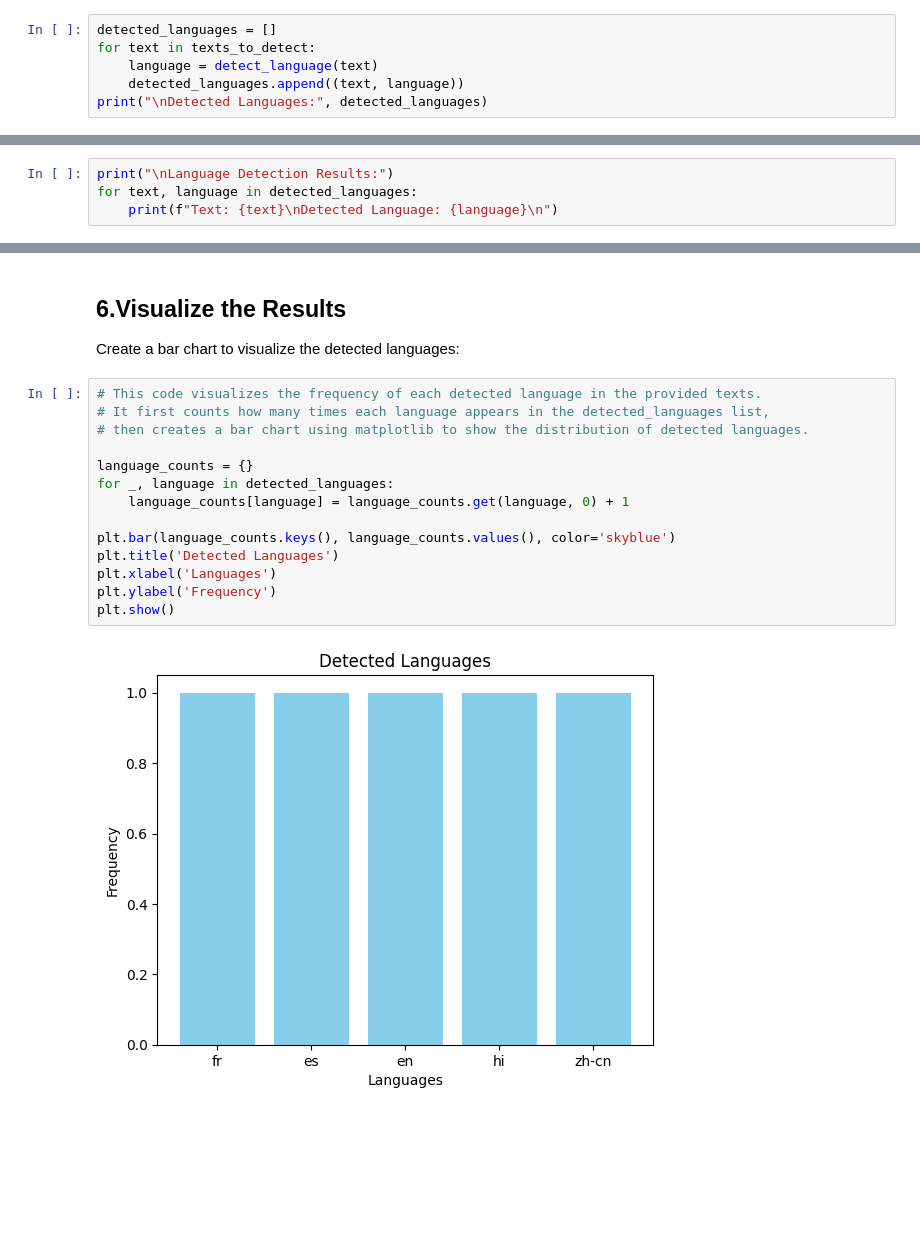
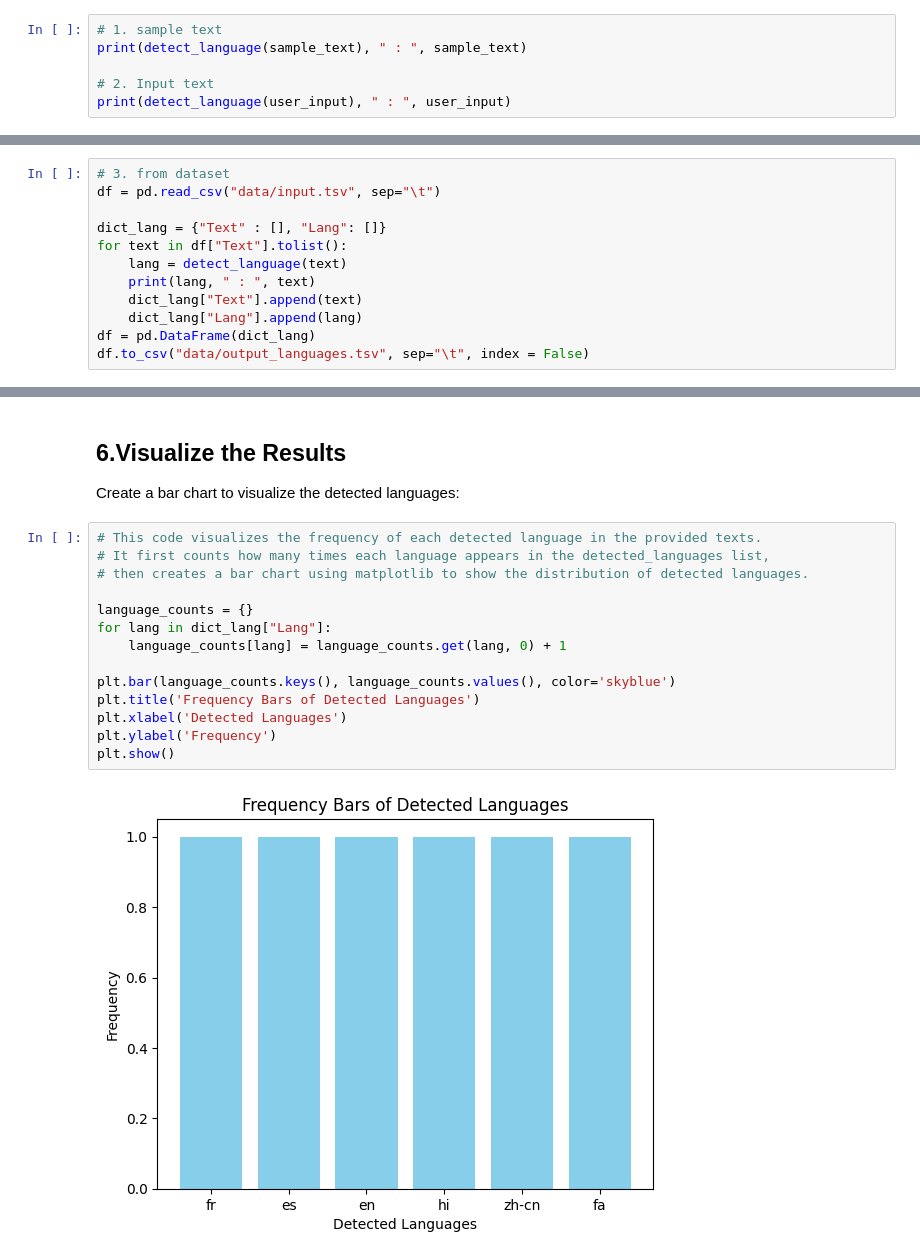
Before and after one commit to BDA-KTS/Language_Detection_Tutorial, a Jupyter notebook: Language-Detection-Tutorial.ipynb, the cells around one changed output, grey strips where cells are left out. Drawn from its saved outputs; the diff is of its cells as text; blank space fills up the shorter version.

```diff
--- a/Language-Detection-Tutorial.ipynb
+++ b/Language-Detection-Tutorial.ipynb
@@ -130,9 +117,9 @@ Sample Texts:
 
   Detect the language for each text in the list:
 # %%
-detected_languages = []
-for text in texts_to_detect:
-    language = detect_language(text)
-    detected_languages.append((text, language))
-print("\nDetected Languages:", detected_languages)
+# 1. sample text
+print(detect_language(sample_text), " : ", sample_text)
+
+# 2. Input text
+print(detect_language(user_input), " : ", user_input)
 # %% [output]
@@ -144,4 +127,0 @@ Detected Languages: [('Bonjour tout le monde!', 'fr'), ('Hola, ¿cómo estás?',
-# %%
-print("\nLanguage Detection Results:")
-for text, language in detected_languages:
-    print(f"Text: {text}\nDetected Language: {language}\n")
@@ -163,0 +128,12 @@ Detected Language: zh-cn
+# %%
+# 3. from dataset
+df = pd.read_csv("data/input.tsv", sep="\t")
+
+dict_lang = {"Text" : [], "Lang": []}
+for text in df["Text"].tolist():
+    lang = detect_language(text)
+    print(lang, " : ", text)
+    dict_lang["Text"].append(text)
+    dict_lang["Lang"].append(lang)
+df = pd.DataFrame(dict_lang)
+df.to_csv("data/output_languages.tsv", sep="\t", index = False)
@@ -168,16 +181,16 @@ Create a bar chart to visualize the detected languages:
 # %%
 # This code visualizes the frequency of each detected language in the provided texts.
 # It first counts how many times each language appears in the detected_languages list,
 # then creates a bar chart using matplotlib to show the distribution of detected languages.
 
 language_counts = {}
-for _, language in detected_languages:
-    language_counts[language] = language_counts.get(language, 0) + 1
+for lang in dict_lang["Lang"]:
+    language_counts[lang] = language_counts.get(lang, 0) + 1
 
 plt.bar(language_counts.keys(), language_counts.values(), color='skyblue')
-plt.title('Detected Languages')
-plt.xlabel('Languages')
+plt.title('Frequency Bars of Detected Languages')
+plt.xlabel('Detected Languages')
 plt.ylabel('Frequency')
 plt.show()
 # %% [output]
-[figure, old version]
+[figure, new version]
```
Also changed, not shown: parts of 27 cells of this notebook, 6 other files.
